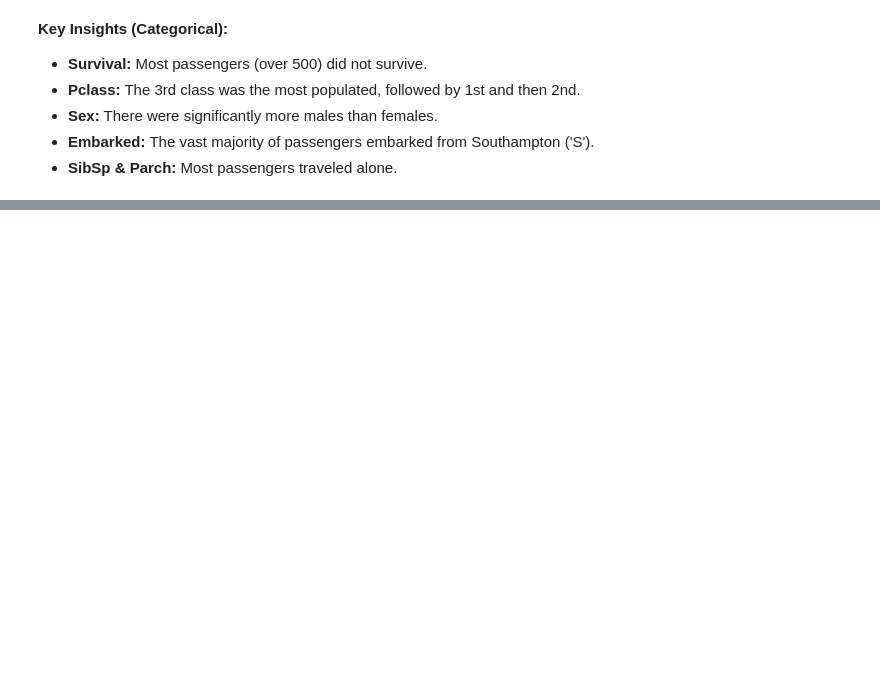
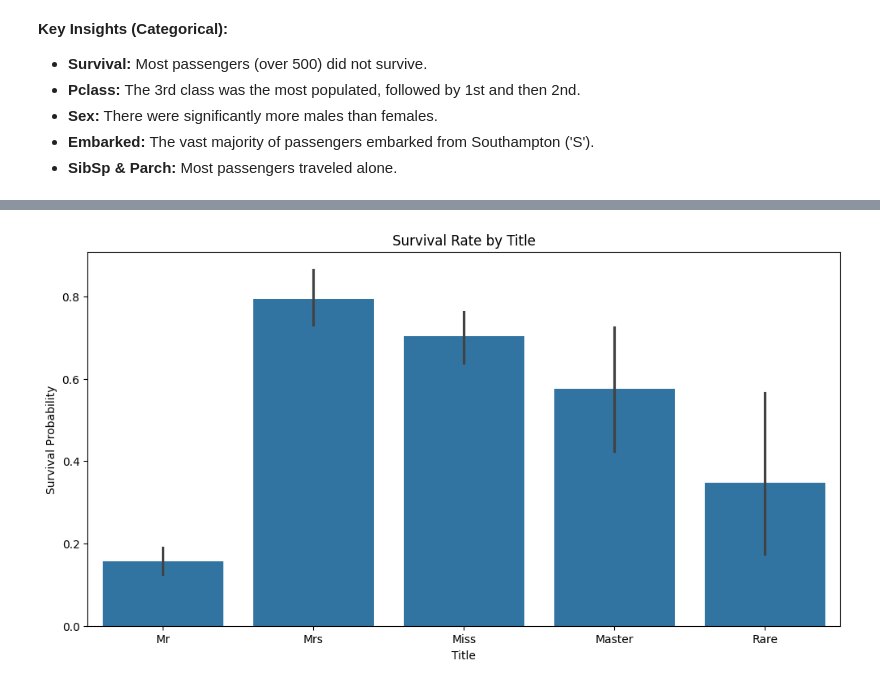
Before and after one commit to Aryan-syscube/Projects-AI-ML, a Jupyter notebook: titanic.ipynb, the cells around one changed output, grey strips where cells are left out. Saved outputs shown, nothing was run; the diff lists cells and outputs as text; code cells hidden in the pictures; blank space fills up the shorter version.

```diff
--- a/titanic.ipynb
+++ b/titanic.ipynb
@@ -286,0 +287,7 @@ Analyzing numerical features:
+# %%
+# 3. Extract 'Title' from the 'Name' column
+titanic_df['Title'] = titanic_df['Name'].str.extract(r' ([A-Za-z]+)\.', expand=False)
+
+# Let's see the different titles
+print("Extracted Titles:")
+titanic_df['Title'].value_counts()
@@ -286,0 +315,18 @@ Analyzing numerical features:
+# %%
+import matplotlib.pyplot as plt
+import seaborn as sns
+# Simplify the titles by grouping rare ones into a 'Rare' category
+titanic_df['Title'] = titanic_df['Title'].replace(['Lady', 'Countess','Capt', 'Col','Don', 'Dr', 'Major', 'Rev', 'Sir', 'Jonkheer', 'Dona'], 'Rare')
+
+titanic_df['Title'] = titanic_df['Title'].replace('Mlle', 'Miss')
+titanic_df['Title'] = titanic_df['Title'].replace('Ms', 'Miss')
+titanic_df['Title'] = titanic_df['Title'].replace('Mme', 'Mrs')
+
+# Let's see the survival rate by the new, cleaned titles
+plt.figure(figsize=(12, 6))
+sns.barplot(x='Title', y='Survived', data=titanic_df)
+plt.title('Survival Rate by Title')
+plt.ylabel('Survival Probability')
+plt.show()
+# %% [output]
+[figure, added]
```
Also changed, not shown: parts of 23 cells of this notebook, 1 other file.
